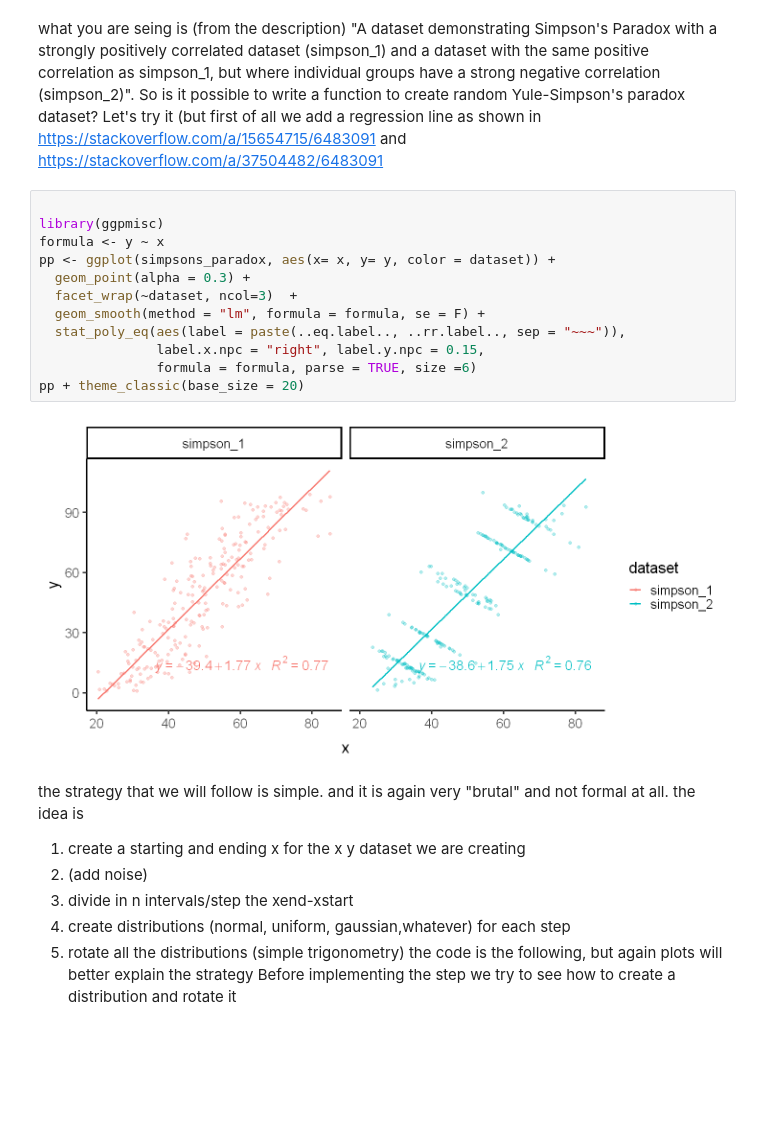
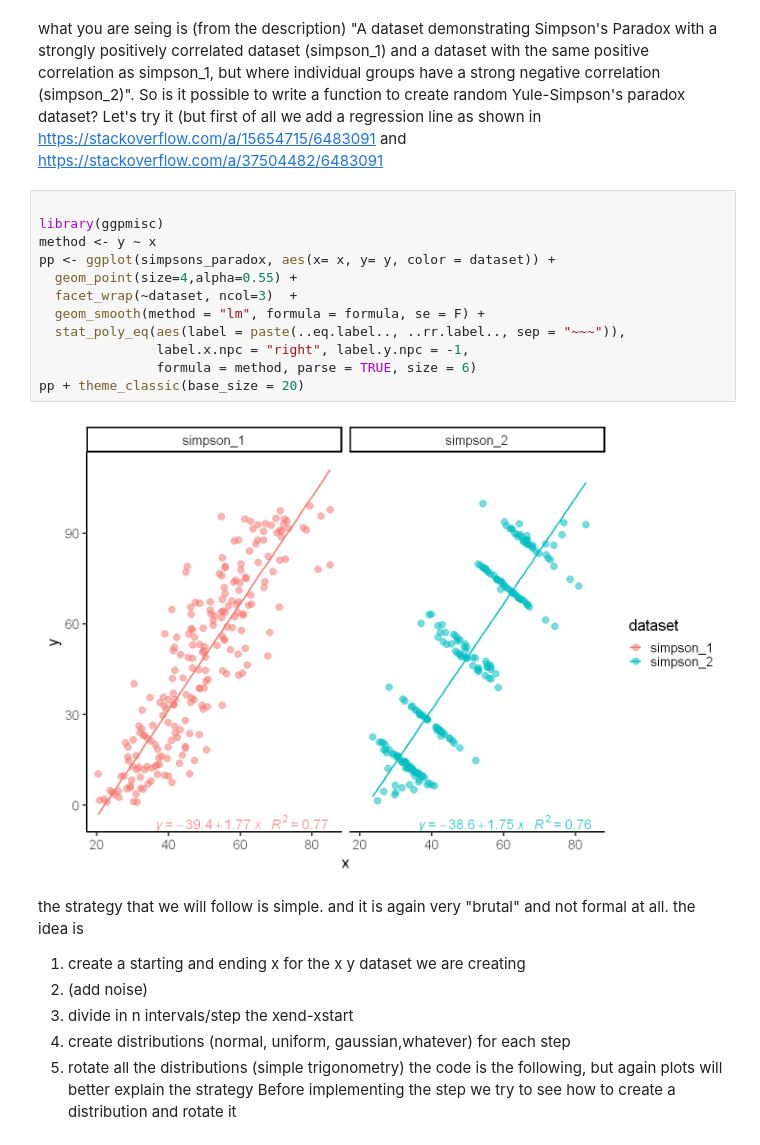
Before and after one commit to jojosgithub/blog, a Jupyter notebook: _notebooks/2021-07-04-ys.ipynb, the cells around one changed output. Drawn from its saved outputs; the diff is of its cells as text; blank space fills up the shorter version.

```diff
--- a/_notebooks/2021-07-04-ys.ipynb
+++ b/_notebooks/2021-07-04-ys.ipynb
@@ -43,17 +43,17 @@ So is it possible to write a function to create random Yule-Simpson's paradox da
 # %%
 
 library(ggpmisc)
-formula <- y ~ x
+method <- y ~ x
 pp <- ggplot(simpsons_paradox, aes(x= x, y= y, color = dataset)) +
-  geom_point(alpha = 0.3) +
+  geom_point(size=4,alpha=0.55) +
   facet_wrap(~dataset, ncol=3)  +
   geom_smooth(method = "lm", formula = formula, se = F) +
   stat_poly_eq(aes(label = paste(..eq.label.., ..rr.label.., sep = "~~~")),
-               label.x.npc = "right", label.y.npc = 0.15,
-               formula = formula, parse = TRUE, size =6)
+               label.x.npc = "right", label.y.npc = -1,
+               formula = method, parse = TRUE, size = 6)
 pp + theme_classic(base_size = 20)
 # %% [output]
-[figure, old version]
+[figure, new version]
 # %% [markdown]
 the strategy that we will follow is simple. and it is again very "brutal" and not formal at all. the idea is
 1. create a starting and ending x for the x y dataset we are creating
```
Also changed, not shown: parts of 6 cells of this notebook.
